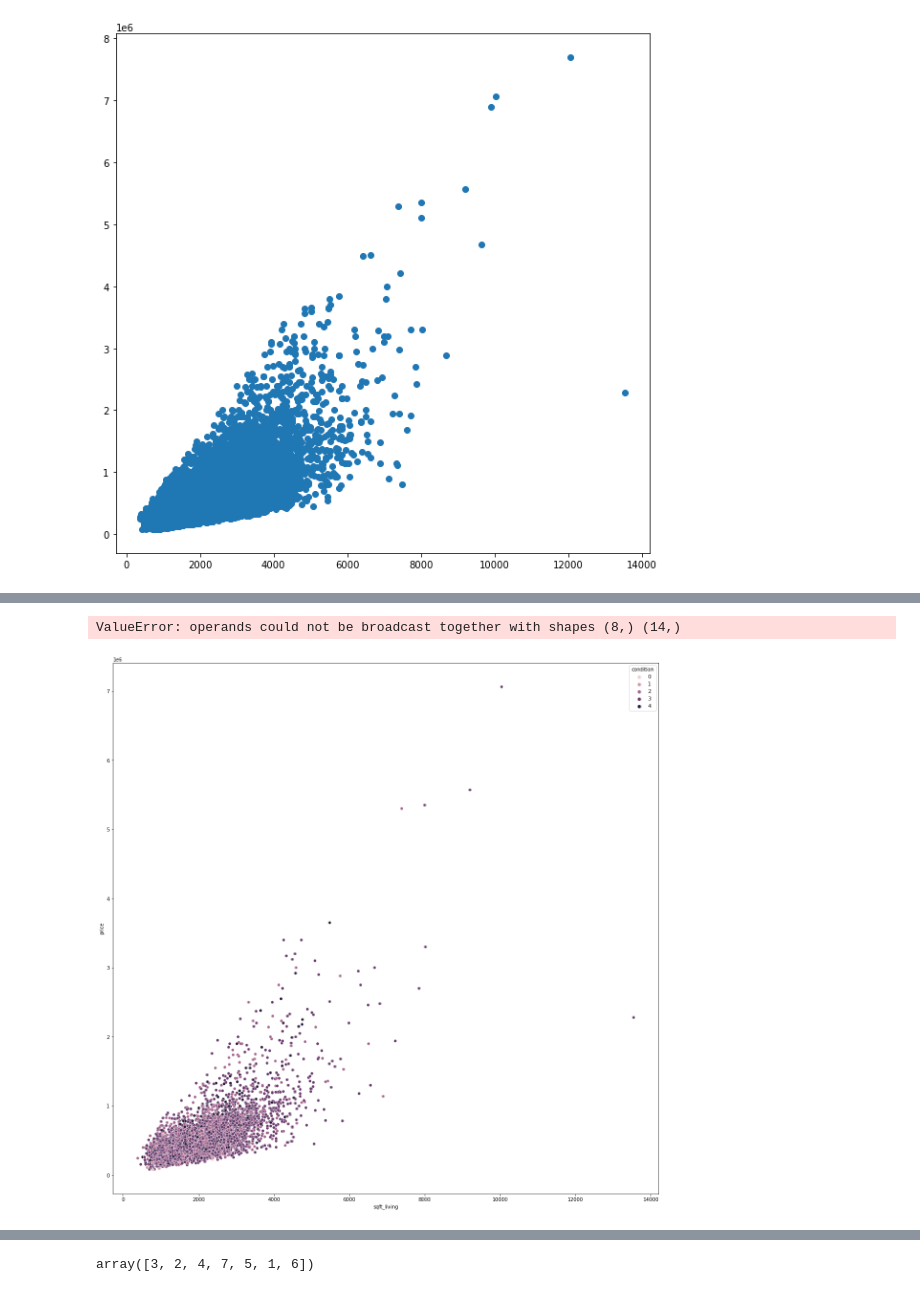
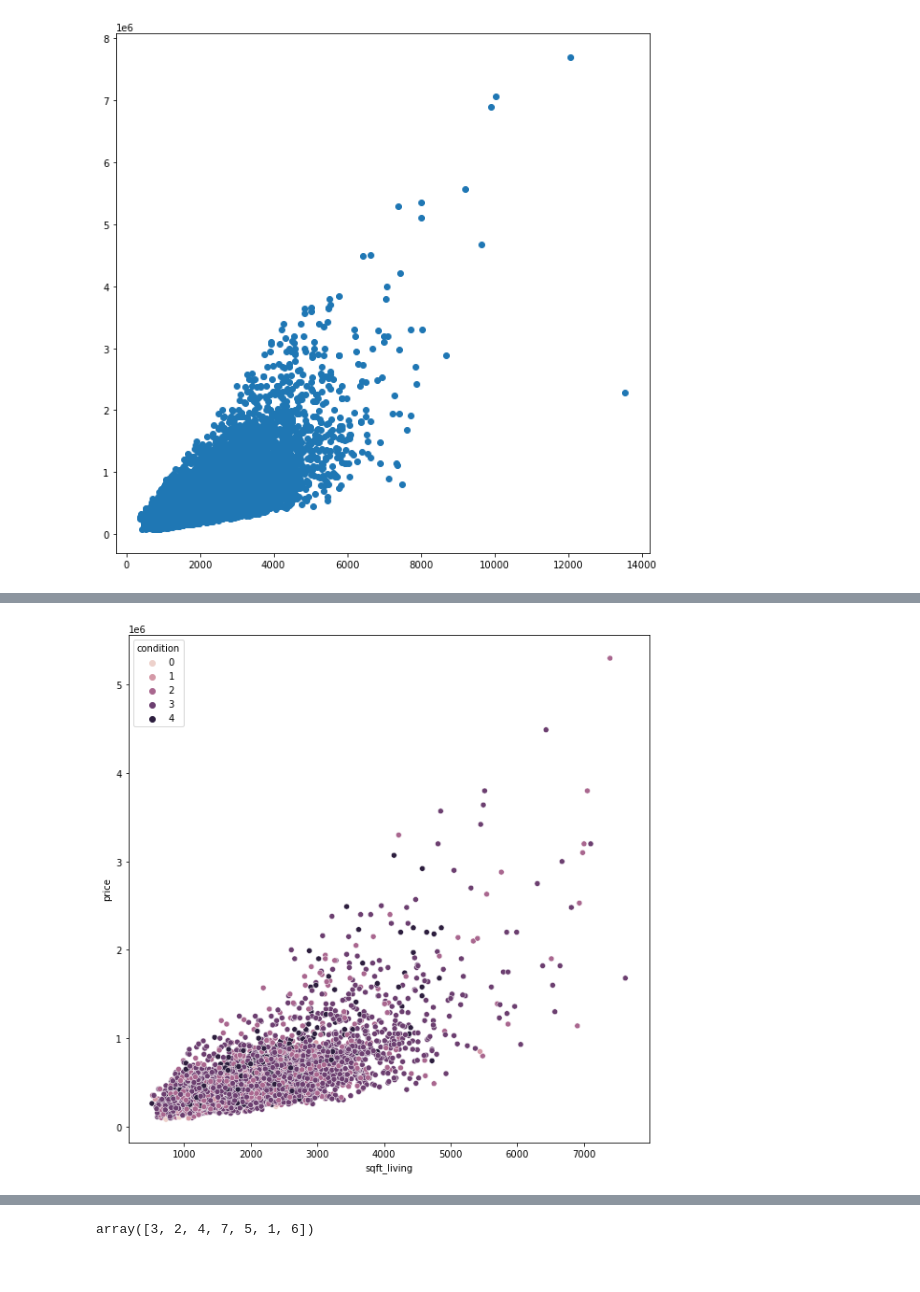
Before and after one commit to daniellejenkins17/Helping_Homebuyers_Buy_Houses, a Jupyter notebook: jalils_work/early_eda.ipynb, the cells around one changed output, grey strips where cells are left out. Drawn from its saved outputs; the diff is of its cells as text; code cells hidden in the pictures.

```diff
--- a/jalils_work/early_eda.ipynb
+++ b/jalils_work/early_eda.ipynb
@@ -218,15 +236,14 @@ print(regressor.score(X_test, y_test))
 # %%
 data = house_data.sample(5000)
 m= regressor.coef_
 b= regressor.intercept_
 x = np.arange(house_data.sqft_living.min(), house_data.sqft_living.max(), 1000, dtype=int)
-plt.figure(figsize=(20, 20))
+plt.figure(figsize=(10, 10))
 sns.scatterplot(x = 'sqft_living',y = 'price',data=data,hue = 'condition')
-plt.plot(x,m*x+b)
+#plt.plot(x,m*x+b)
 plt.show()
 # %% [output]
-ValueError: operands could not be broadcast together with shapes (8,) (14,)
-[figure, old version]
+[figure, new version]
 # %%
 data = house_data.sample(5000)
 m= regressor.coef_
```
Also changed, not shown: parts of 25 cells of this notebook, 3 other files.
